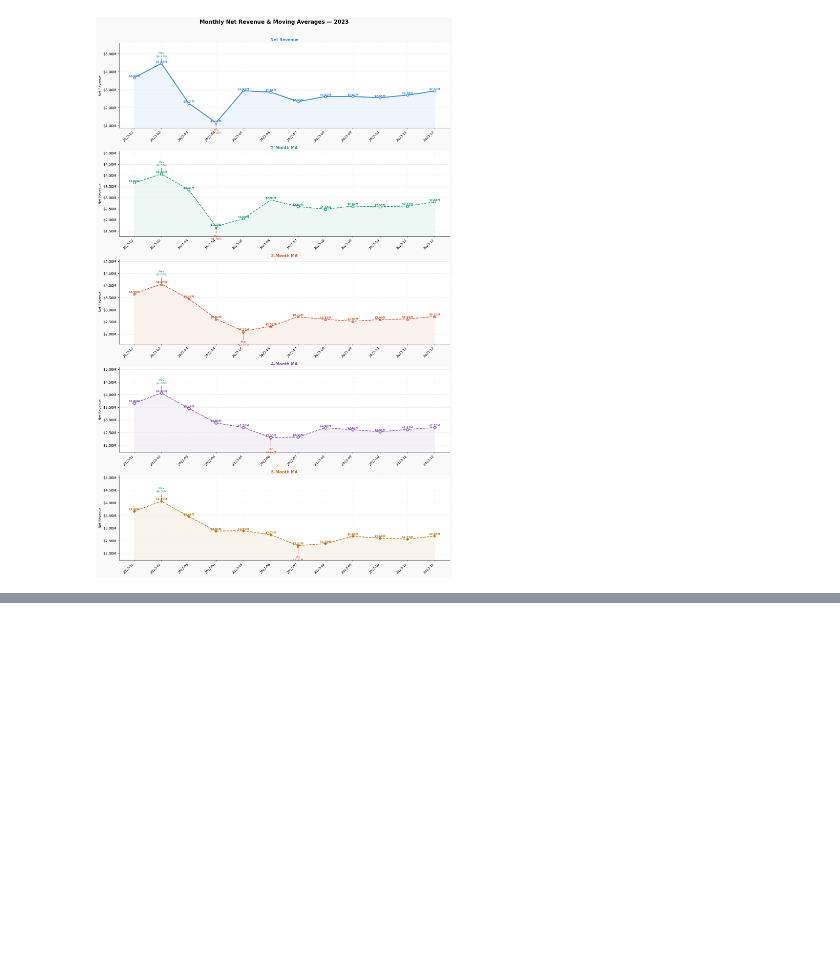
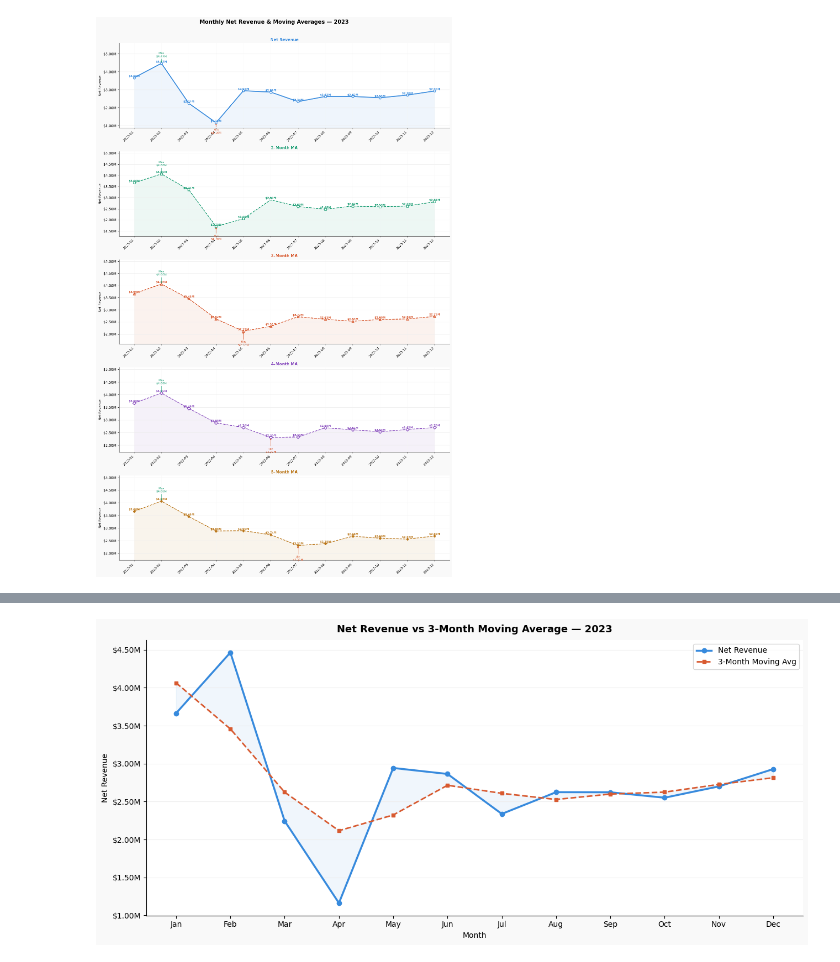
Before and after one commit to bonsoul/Data_Engineering101, a Jupyter notebook: frameclauses.ipynb, the cells around one changed output, grey strips where cells are left out. Cells and saved outputs as stored; diff of their text form; code cells hidden in the pictures; blank space fills up the shorter version.

```diff
--- a/frameclauses.ipynb
+++ b/frameclauses.ipynb
@@ -281,0 +316,33 @@ plt.show()
+# %%
+import matplotlib.pyplot as plt
+import matplotlib.ticker as mticker
+
+months      = ['Jan','Feb','Mar','Apr','May','Jun','Jul','Aug','Sep','Oct','Nov','Dec']
+net_revenue = [3664431, 4465205, 2244317, 1162796, 2943006, 2864500,
+               2337639, 2623920, 2622775, 2551323, 2700103, 2928551]
+moving_avg  = [4064818, 3457984, 2624106, 2116706, 2323434, 2715048,
+               2608686, 2528111, 2599339, 2624734, 2726659, 2814327]
+
+fig, ax = plt.subplots(figsize=(13, 6), facecolor='#f9f9f9')
+ax.set_facecolor('white')
+
+ax.plot(months, net_revenue, color='#378ADD', linewidth=2.5,
+        marker='o', markersize=6, label='Net Revenue')
+ax.plot(months, moving_avg,  color='#D85A30', linewidth=2,
+        marker='s', markersize=5, linestyle='--', label='3-Month Moving Avg')
+
+ax.fill_between(months, net_revenue, moving_avg, alpha=0.07, color='#378ADD')
+
+ax.yaxis.set_major_formatter(mticker.FuncFormatter(lambda v, _: f'${v/1e6:.2f}M'))
+ax.set_title('Net Revenue vs 3-Month Moving Average — 2023', fontsize=13,
+             fontweight='bold', pad=10)
+ax.set_xlabel('Month', fontsize=10)
+ax.set_ylabel('Net Revenue', fontsize=10)
+ax.legend(fontsize=10)
+ax.grid(axis='y', color='#eeeeee')
+ax.spines[['top', 'right']].set_visible(False)
+
+plt.tight_layout()
+plt.show()
+# %% [output]
+[figure, added]
```
Also changed, not shown: parts of 2 cells of this notebook.
